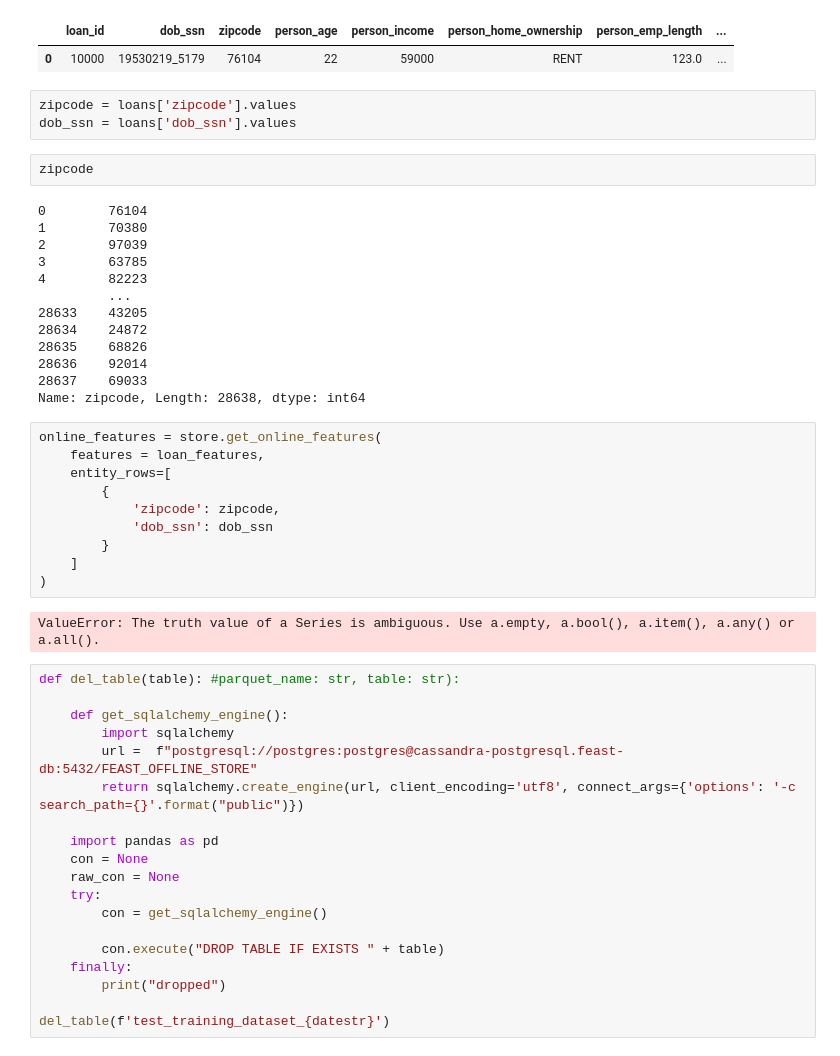
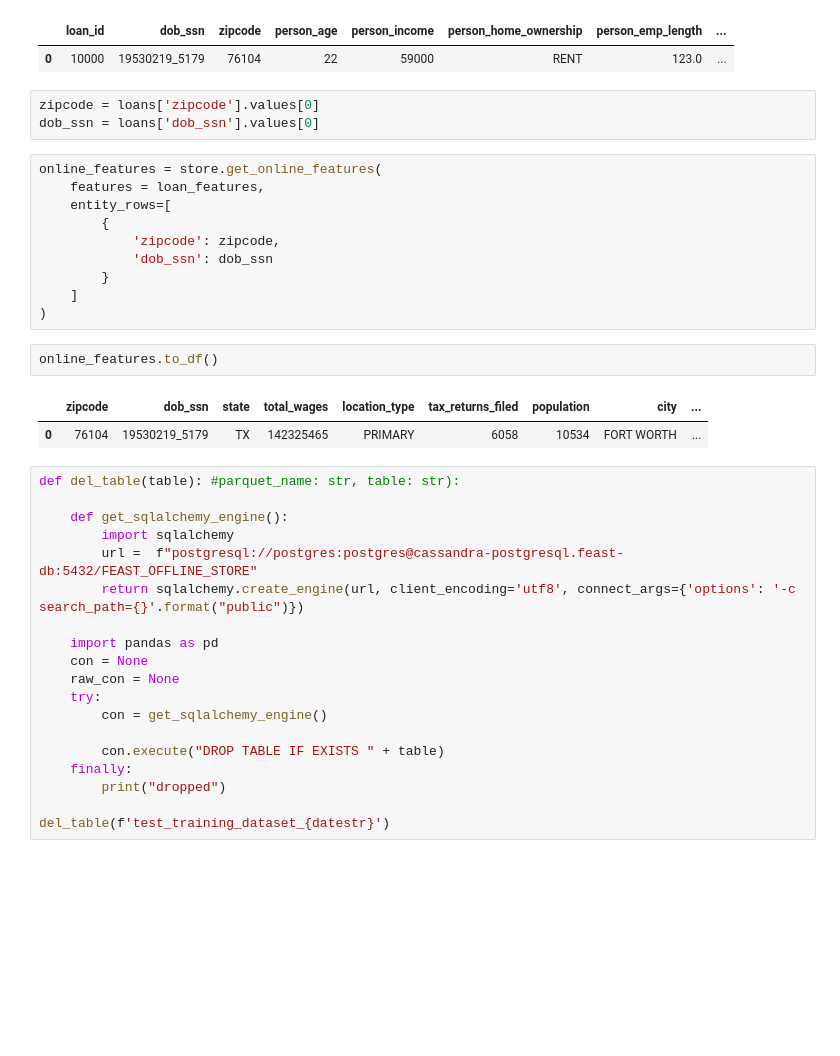
Before and after one commit to KiraKi-69/clear-feast-repo, a Jupyter notebook: Data preparation.ipynb, the cells around one changed output. Cells and saved outputs as stored; diff of their text form; blank space fills up the shorter version.

```diff
--- a/Data preparation.ipynb
+++ b/Data preparation.ipynb
@@ -297,23 +297,8 @@ loans.head(1)
 |  | loan_id | dob_ssn | zipcode | person_age | person_income | person_home_ownership | person_emp_length | ... |
 | 0 | 10000 | 19530219_5179 | 76104 | 22 | 59000 | RENT | 123.0 | ... |
 # %%
-zipcode = loans['zipcode'].values
-dob_ssn = loans['dob_ssn'].values
+zipcode = loans['zipcode'].values[0]
+dob_ssn = loans['dob_ssn'].values[0]
-# %%
-zipcode
-# %% [output]
-0        76104
-1        70380
-2        97039
-3        63785
-4        82223
-         ...
-28633    43205
-28634    24872
-28635    68826
-28636    92014
-28637    69033
-Name: zipcode, Length: 28638, dtype: int64
 # %%
 online_features = store.get_online_features(
     features = loan_features,
@@ -324,8 +309,11 @@ online_features = store.get_online_features(
         }
     ]
 )
-# %% [output]
-ValueError: The truth value of a Series is ambiguous. Use a.empty, a.bool(), a.item(), a.any() or a.all().
+# %%
+online_features.to_df()
+# %% [output]
+|  | zipcode | dob_ssn | state | total_wages | location_type | tax_returns_filed | population | city | ... |
+| 0 | 76104 | 19530219_5179 | TX | 142325465 | PRIMARY | 6058 | 10534 | FORT WORTH | ... |
 # %%
 def del_table(table): #parquet_name: str, table: str):
 
```
